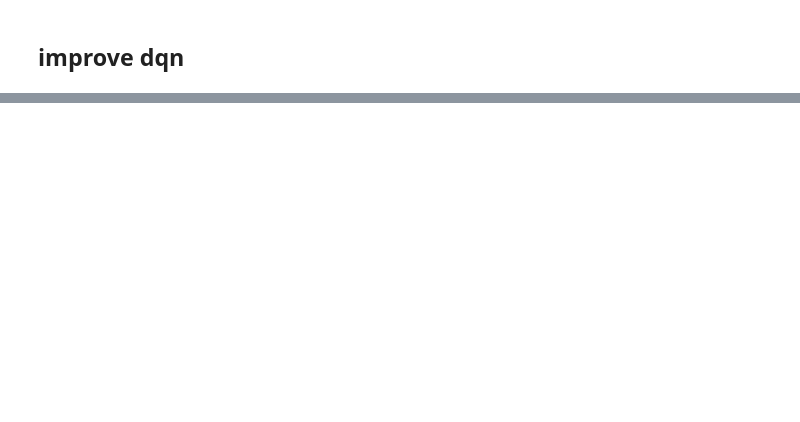
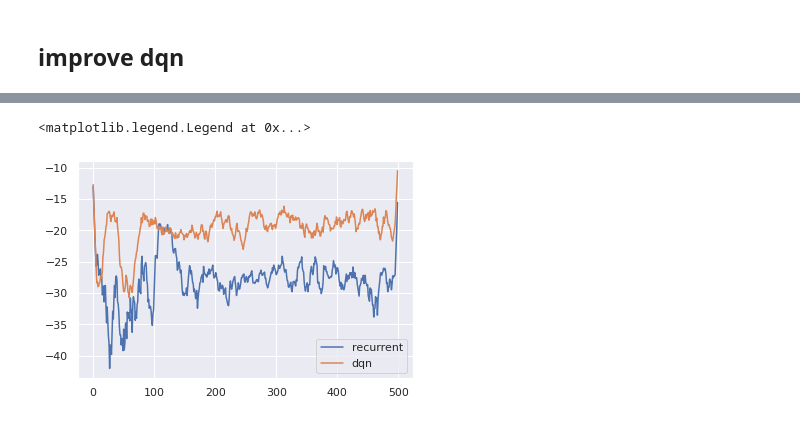
Before and after one commit to lynn0503/NMA2022DL_Mohinga_Project, a Jupyter notebook: wm_rl_lynn.ipynb, the cells around one changed output, grey strips where cells are left out. Saved outputs shown, nothing was run; the diff lists cells and outputs as text; code cells hidden in the pictures; blank space fills up the shorter version.

```diff
--- a/wm_rl_lynn.ipynb
+++ b/wm_rl_lynn.ipynb
@@ -550,26 +568,28 @@ plt.plot(logs['episode_return'])
 # r2d2 receive sequence data
 
 def r2d2_make_network(action_spec: specs.DiscreteArray) -> snt.Module:
-  return snt.RNNCore([
-      pass
-  ])
+  return snt.DeepRNN([
+            snt.Flatten(),
+            snt.LSTM(2),
+            snt.nets.MLP([10, 10, action_spec.num_values])
+            ])
 
-agent = r2d2.R2D2(
+agent_r2d2 = r2d2.R2D2(
     environment_spec=env_spec,
     network=r2d2_make_network(env_spec.actions),
-    burn_in_length=3,
-    trace_length=3,
+    burn_in_length=10,
+    trace_length=2,
     replay_period=10,
-    # epsilon=[0.1],
+    epsilon=[0.1],
     logger=InMemoryLogger(),
     checkpoint=False,
 )
 
-n_episodes=100
-loop = EnvironmentLoop(env, agent, logger=InMemoryLogger())
+n_episodes=500
+loop = EnvironmentLoop(env, agent_r2d2, logger=InMemoryLogger())
 loop.run(n_episodes)
 
 # print logs
-logs = pd.DataFrame(loop._logger._data)
-logs.tail(10)
+logs_r2d2 = pd.DataFrame(loop._logger._data)
+logs_r2d2.tail()
 # %% [output]
@@ -576,0 +603,15 @@ TypeError: ignored
+# %%
+
+def moving_average(interval, window_size):
+    window = np.ones(int(window_size)) / float(window_size)
+    return np.convolve(interval, window, 'same')
+r2d2_ma=moving_average(logs_r2d2['episode_return'],10)
+dqn_ma=moving_average(logs_dqn['episode_return'],10)
+
+plt.plot(r2d2_ma)
+plt.plot(dqn_ma)
+
+plt.legend(['recurrent','dqn'])
+# %% [output]
+<matplotlib.legend.Legend at 0x...>
+[figure, added]
```
Also changed, not shown: parts of 11 cells of this notebook.
